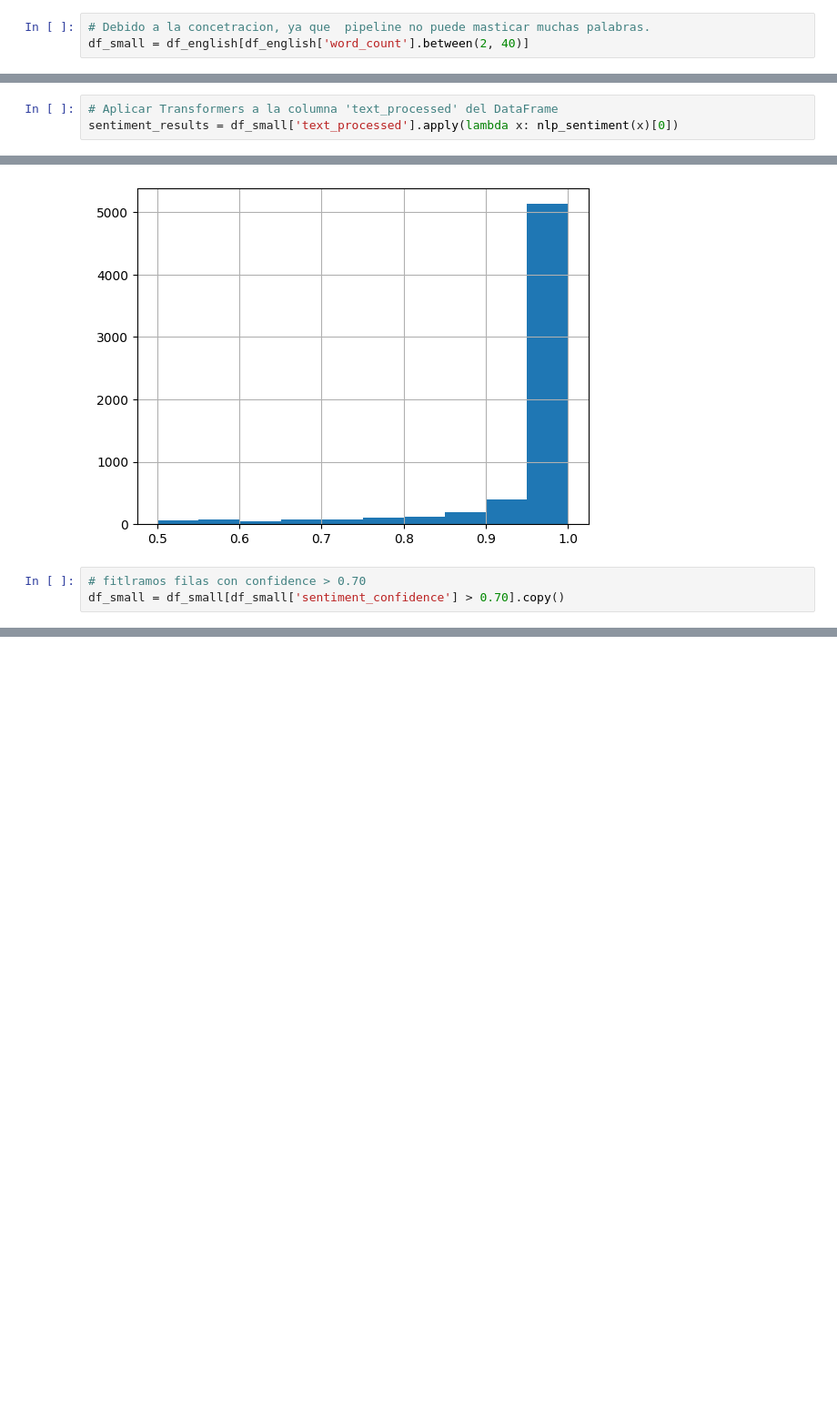
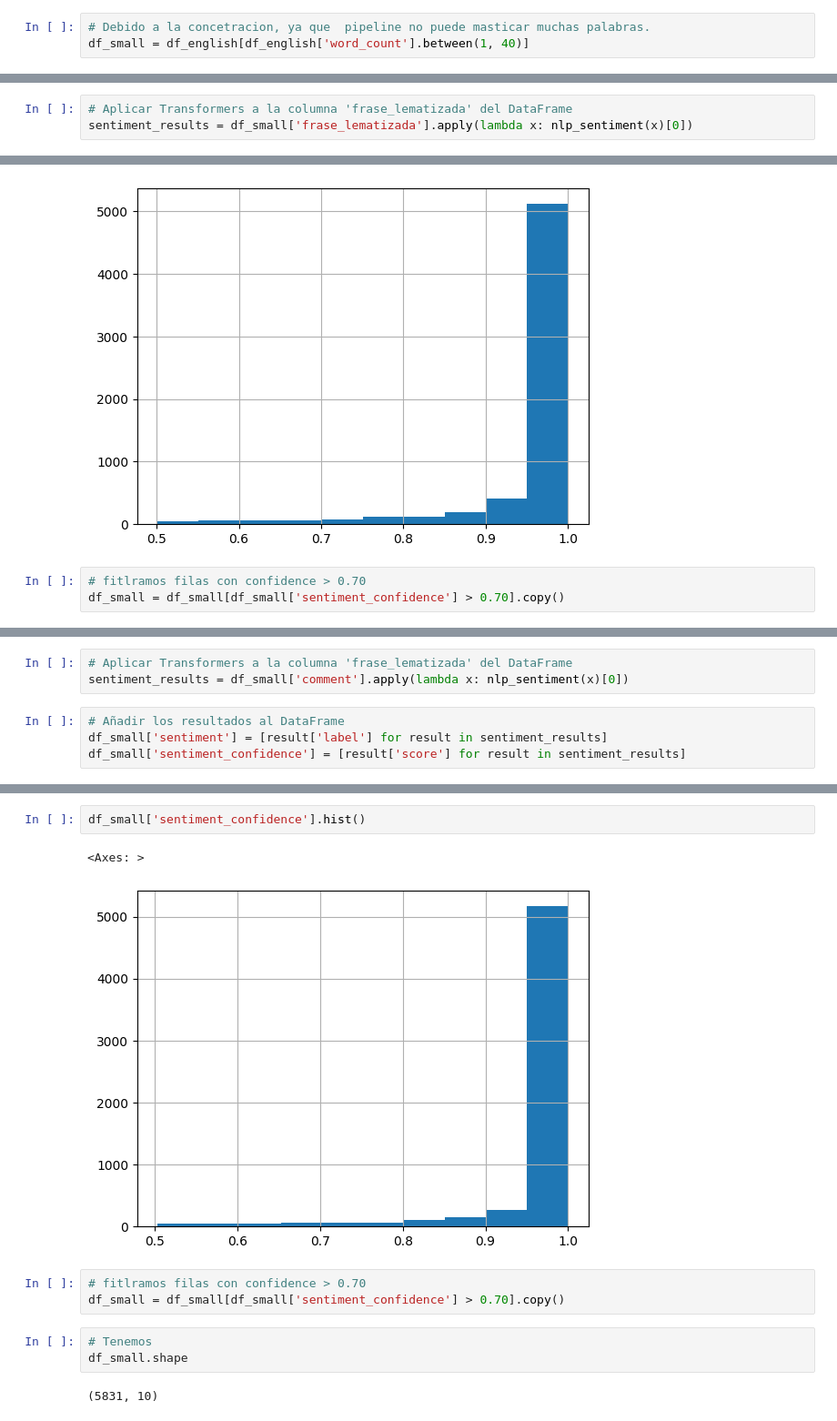
Before and after one commit to Martinerramuspe/milei-project-nlp, a Jupyter notebook: transformer.ipynb, the cells around one changed output, grey strips where cells are left out. Shown: that part at 91% size. Drawn from its saved outputs; the diff is of its cells as text; blank space fills up the shorter version.

```diff
--- a/transformer.ipynb
+++ b/transformer.ipynb
@@ -513,7 +535,7 @@ max       361.000000
 Name: word_count, dtype: float64
 # %%
 # Debido a la concetracion, ya que  pipeline no puede masticar muchas palabras.
-df_small = df_english[df_english['word_count'].between(2, 40)]
+df_small = df_english[df_english['word_count'].between(1, 40)]
 # %%
 df_small.shape
 # %% [output]
@@ -525,8 +564,8 @@ nlp_sentiment = pipeline("sentiment-analysis")
 No model was supplied, defaulted to distilbert/distilbert-base-uncased-finetuned-sst-2-english and revision af0f99b (https://huggingface.co/distilbert/distilbert-base-uncased-finetuned-sst-2-english).
 Using a pipeline without specifying a model name and revision in production is not recommended.
 # %%
-# Aplicar Transformers a la columna 'text_processed' del DataFrame
-sentiment_results = df_small['text_processed'].apply(lambda x: nlp_sentiment(x)[0])
+# Aplicar Transformers a la columna 'frase_lematizada' del DataFrame
+sentiment_results = df_small['frase_lematizada'].apply(lambda x: nlp_sentiment(x)[0])
 # %%
 # Añadir los resultados al DataFrame
 df_small['sentiment'] = [result['label'] for result in sentiment_results]
@@ -597,3 +634,10 @@ Name: sentiment, dtype: int64
+# %%
+# Aplicar Transformers a la columna 'frase_lematizada' del DataFrame
+sentiment_results = df_small['comment'].apply(lambda x: nlp_sentiment(x)[0])
+# %%
+# Añadir los resultados al DataFrame
+df_small['sentiment'] = [result['label'] for result in sentiment_results]
+df_small['sentiment_confidence'] = [result['score'] for result in sentiment_results]
 # %%
 df_small.head()
 # %% [output]
@@ -606,0 +676,13 @@ df_small.head()
+# %%
+df_small['sentiment_confidence'].hist()
+# %% [output]
+<Axes: >
+[figure, added]
+# %%
+# fitlramos filas con confidence > 0.70
+df_small = df_small[df_small['sentiment_confidence'] > 0.70].copy()
+# %%
+# Tenemos
+df_small.shape
+# %% [output]
+(5831, 10)
```
Also changed, not shown: parts of 41 cells of this notebook, 1 other file.
